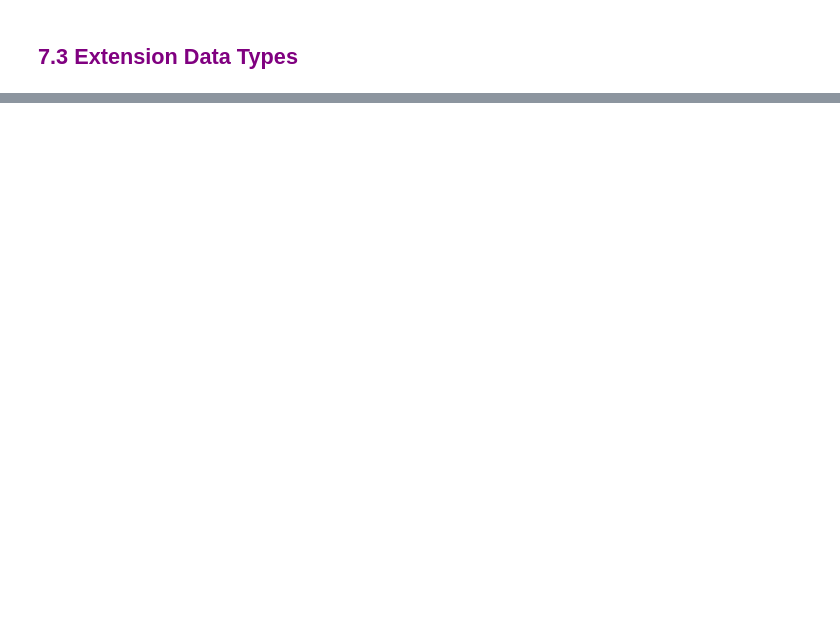
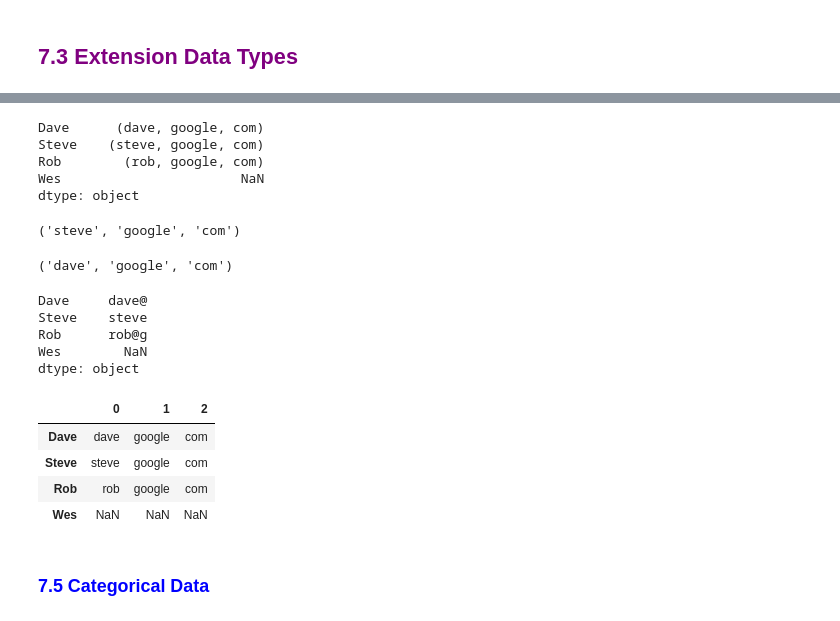
Before and after one commit to JMJarvis1/pydata-book, a Jupyter notebook: Chapter_Notes/Notes_Ch7_DataCleaningAndPreparation.ipynb, the cells around one changed output, grey strips where cells are left out. Drawn from its saved outputs; the diff is of its cells as text; code cells hidden in the pictures; blank space fills up the shorter version.

```diff
--- a/Chapter_Notes/Notes_Ch7_DataCleaningAndPreparation.ipynb
+++ b/Chapter_Notes/Notes_Ch7_DataCleaningAndPreparation.ipynb
@@ -837,0 +1030,2 @@ pd.get_dummies(pd.cut(values, bins), dtype=int)
+# %%
+regex = re.compile(pattern, flags=re.IGNORECASE)
@@ -837,0 +1054,8 @@ pd.get_dummies(pd.cut(values, bins), dtype=int)
+# %%
+data = {"Dave": "dave@google.com",
+        "Steve": "steve@google.com",
+        "Rob": "rob@google.com",
+        "Wes": np.nan,
+       }
+# %%
+data = pd.Series(data)
@@ -837,0 +1104,2 @@ pd.get_dummies(pd.cut(values, bins), dtype=int)
+# %%
+pattern = r"([A-Z0-9._%=-]+)@([A-Z0-9.-]+)\.([A-Z]{2,4})"
@@ -837,0 +1116,34 @@ pd.get_dummies(pd.cut(values, bins), dtype=int)
+# %%
+matches
+# %% [output]
+Dave      (dave, google, com)
+Steve    (steve, google, com)
+Rob        (rob, google, com)
+Wes                       NaN
+dtype: object
+# %%
+matches.iloc[1]
+# %% [output]
+('steve', 'google', 'com')
+# %%
+matches.get("Dave")
+# %% [output]
+('dave', 'google', 'com')
+# %%
+data.str[:5]
+# %% [output]
+Dave     dave@
+Steve    steve
+Rob      rob@g
+Wes        NaN
+dtype: object
+# %%
+data.str.extract(pattern, flags=re.IGNORECASE)
+# %% [output]
+|  | 0 | 1 | 2 |
+| Dave | dave | google | com |
+| Steve | steve | google | com |
+| Rob | rob | google | com |
+| Wes | NaN | NaN | NaN |
+# %% [markdown]
+<h3 style="color:blue">7.5 Categorical Data</h3>
```
Also changed, not shown: parts of 90 cells of this notebook, 3 other files.
